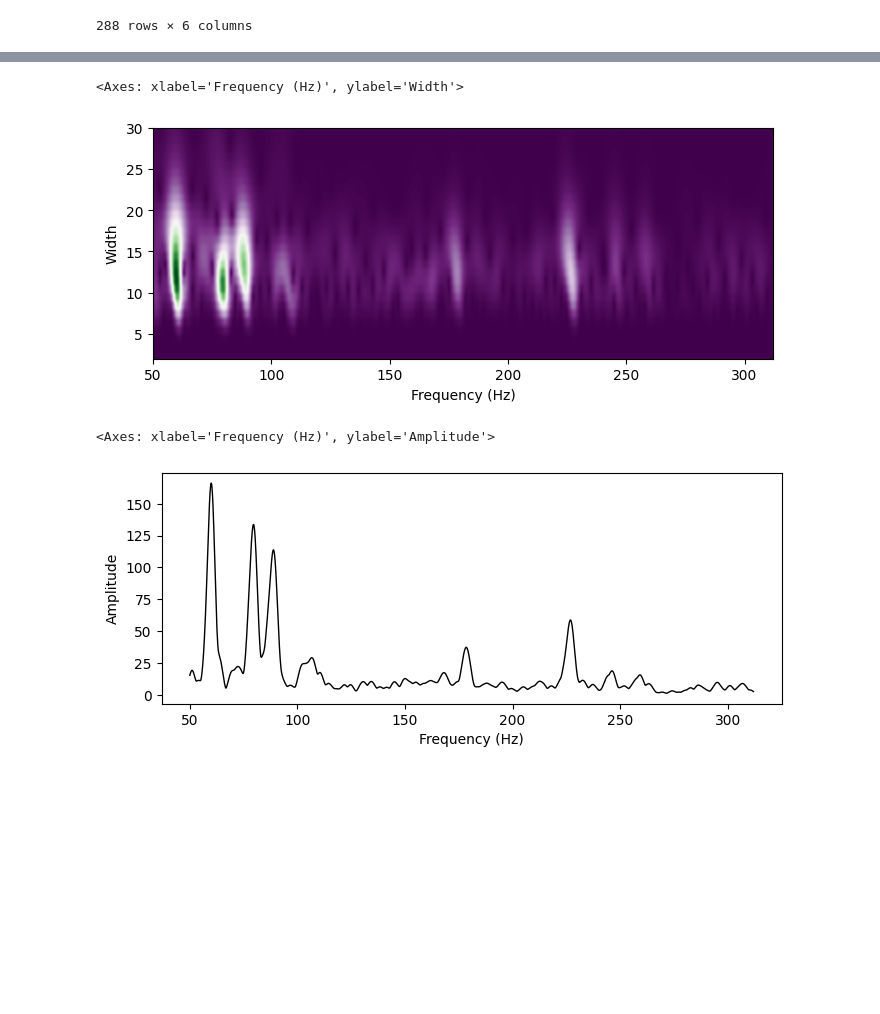
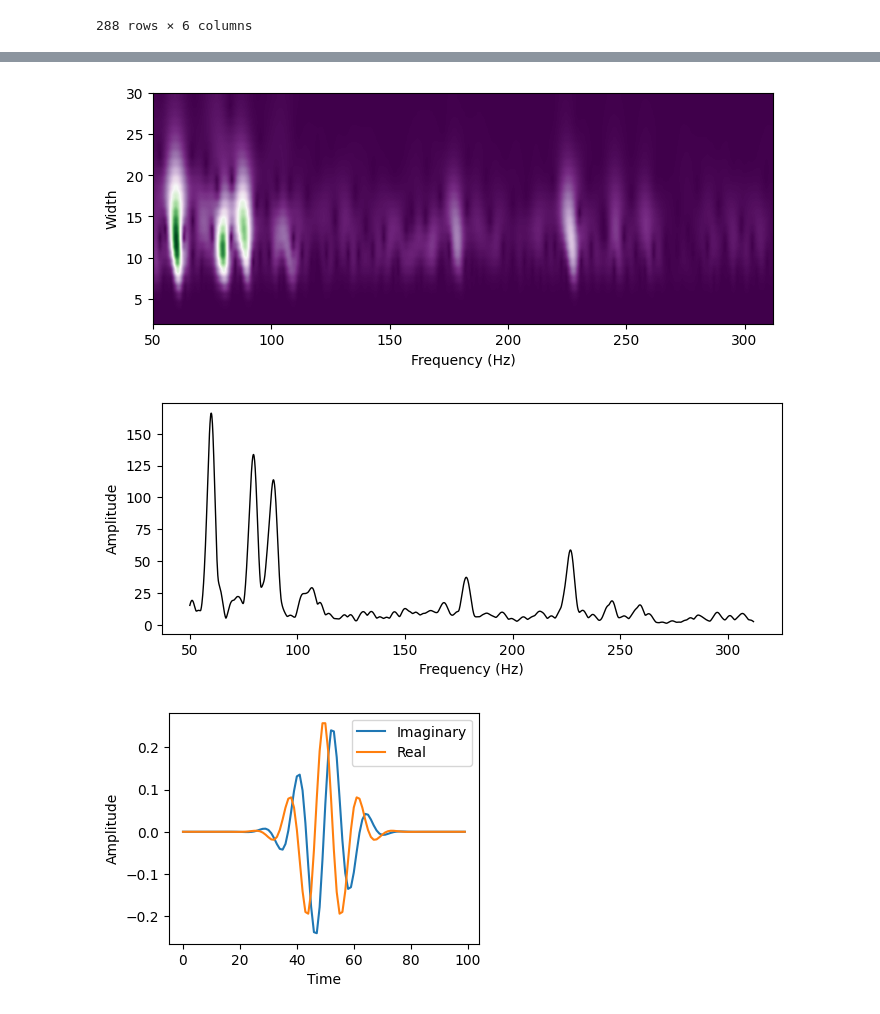
Before and after one commit to dunewires/ElectricalMethod, a Jupyter notebook: DAQ/python/algorithm_tuning/Event Plotting.ipynb, the cells around one changed output, grey strips where cells are left out. Cells and saved outputs as stored; diff of their text form; code cells hidden in the pictures; blank space fills up the shorter version.

```diff
--- a/DAQ/python/algorithm_tuning/Event Plotting.ipynb
+++ b/DAQ/python/algorithm_tuning/Event Plotting.ipynb
@@ -45,13 +50,39 @@ plotting.plot_channel(channel_dict, figsize=(8, 3), color="k", lw=1, show_expect
 [figure]
 # %%
 reload(plotting)
-plotting.plot_channel_cwt_matr(channel_dict, widths=(2, 30), figsize=(8, 3))
+ax = plotting.plot_channel_cwt_matr(channel_dict, widths=(2, 30), figsize=(8, 3), show_cbar=True)
+plt.savefig("plots_output/example_scan_cwt.pdf", bbox_inches="tight")
 # %% [output]
-<Axes: xlabel='Frequency (Hz)', ylabel='Width'>
 [figure]
 # %%
 reload(plotting)
-plotting.plot_channel_cwt(channel_dict,  scan_dict["layer"], widths=(8, 16), side=scan_dict["side"], figsize=(8, 3), color="k", lw=1)
+plotting.plot_channel_cwt(
+    channel_dict,
+    scan_dict["layer"],
+    widths=(8, 16),
+    side=scan_dict["side"],
+    figsize=(8, 3),
+    color="k",
+    lw=1,
+)
+plt.savefig("plots_output/example_scan_cwt_avg.pdf", bbox_inches="tight")
 # %% [output]
-<Axes: xlabel='Frequency (Hz)', ylabel='Amplitude'>
 [figure]
+# %%
+from scipy import signal
+
+M = 100
+s = 8.0
+w = 4.0
+wavelet = signal.morlet2(M, s, w)
+plt.figure(figsize=(4, 3))
+# plot the imaginary part of the wavelet
+plt.plot(wavelet.imag, label="Imaginary")
+# plot the real part of the wavelet
+plt.plot(wavelet.real, label="Real")
+plt.xlabel("Time")
+plt.ylabel("Amplitude")
+plt.legend()
+plt.savefig("plots_output/morlet_wavelet.pdf", bbox_inches="tight")
+# %% [output]
+[figure, added]
```
Also changed, not shown: parts of 5 cells of this notebook, 1 other file.
